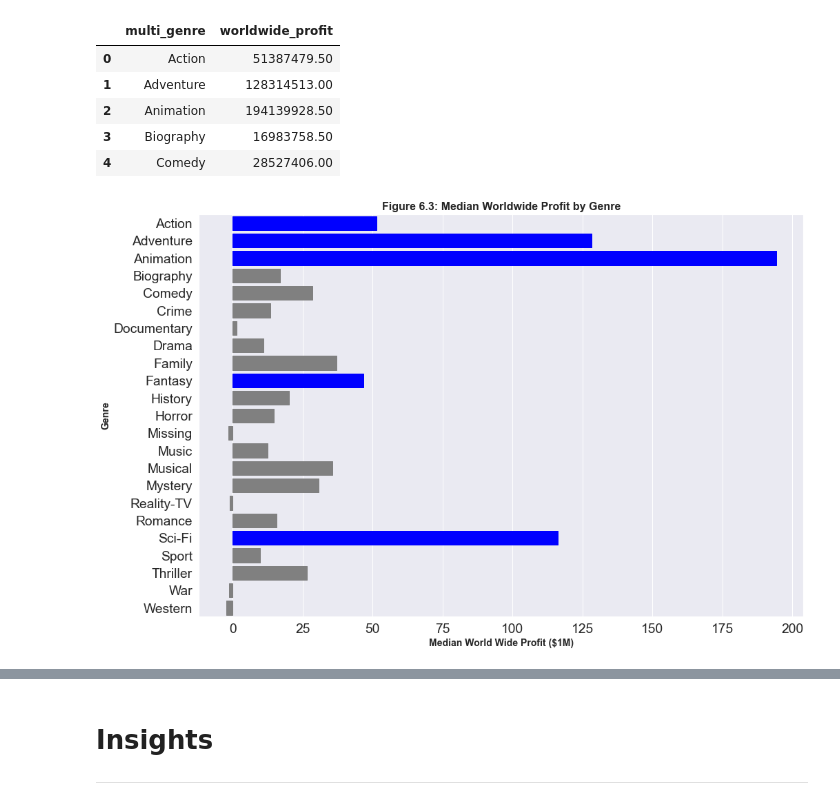
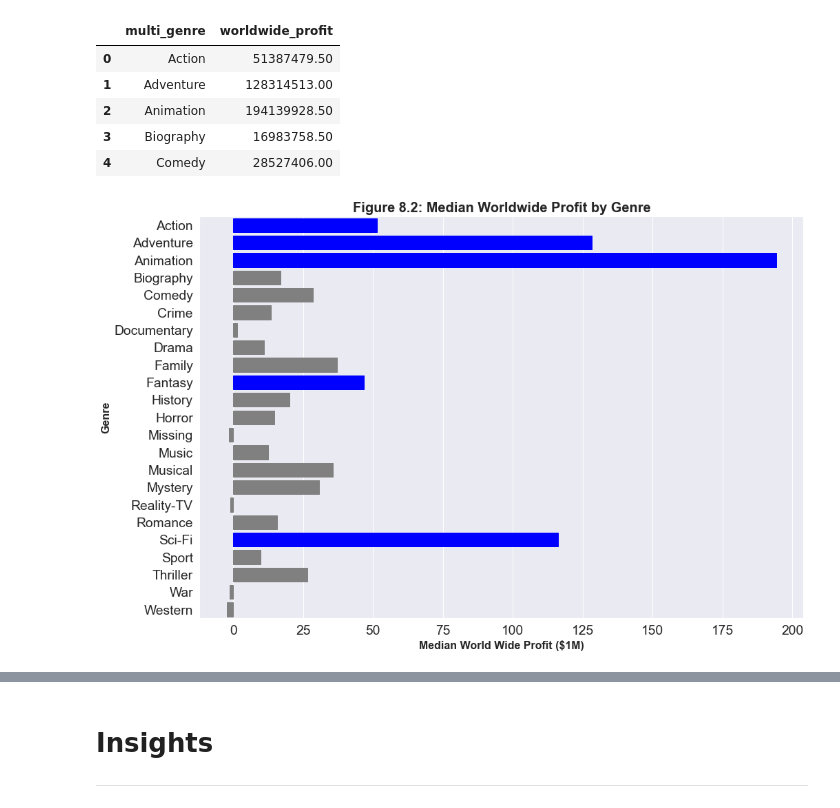
Before and after one commit to dataeducator/dsc-phase-1-project-v2-4, a Jupyter notebook: student.ipynb, the cells around one changed output, grey strips where cells are left out. Saved outputs shown, nothing was run; the diff lists cells and outputs as text; code cells hidden in the pictures.

```diff
--- a/student.ipynb
+++ b/student.ipynb
@@ -1069,25 +1071,25 @@ grouped_genre_ww_profit_df.head()
 # %%
 # Set up theme
 #sns.set_theme(style="darkgrid", palette="Set2")
 # Set up Parameters
 # Create plot variables
 values = np.array(grouped_genre_ww_profit_df.multi_genre)
 labels = np.array(grouped_genre_ww_profit_df.worldwide_profit)/1000000
 clrs = ['grey' if (x != max(values)) else 'blue' for x in values]
 
 # Set up plot figure size
 plt.figure(figsize =(14,10))
 ax = sns.barplot(y = values, x = labels, palette = clrs)
-ax.set_title("Figure 6.3: Median Worldwide Profit by Genre", weight = 'bold').set_fontsize('16')
-ax.set_ylabel("Genre", fontsize = '14', weight = 'bold')
-ax.set_xlabel("Median World Wide Profit ($1M)", fontsize = '14', weight = 'bold');
+ax.set_title("Figure 8.2: Median Worldwide Profit by Genre", weight = 'bold').set_fontsize('20')
+ax.set_ylabel("Genre", fontsize = '16', weight = 'bold')
+ax.set_xlabel("Median World Wide Profit ($1M)", fontsize = '16', weight = 'bold');
 for bar in ax.patches:
     if bar.get_width() < 45:
         bar.set_color('grey')
     else:
         bar.set_color('blue')
 # %% [output]
-[figure, old version]
+[figure, new version]
 # %%
 # Group by multi_genre by production budget
 month_grouped_genre_median_ww_profit = exploded_genre_budget_df.groupby(["release_month","multi_genre"])["worldwide_profit"].median().unstack().transpose()
```
Also changed, not shown: parts of 6 cells of this notebook.
